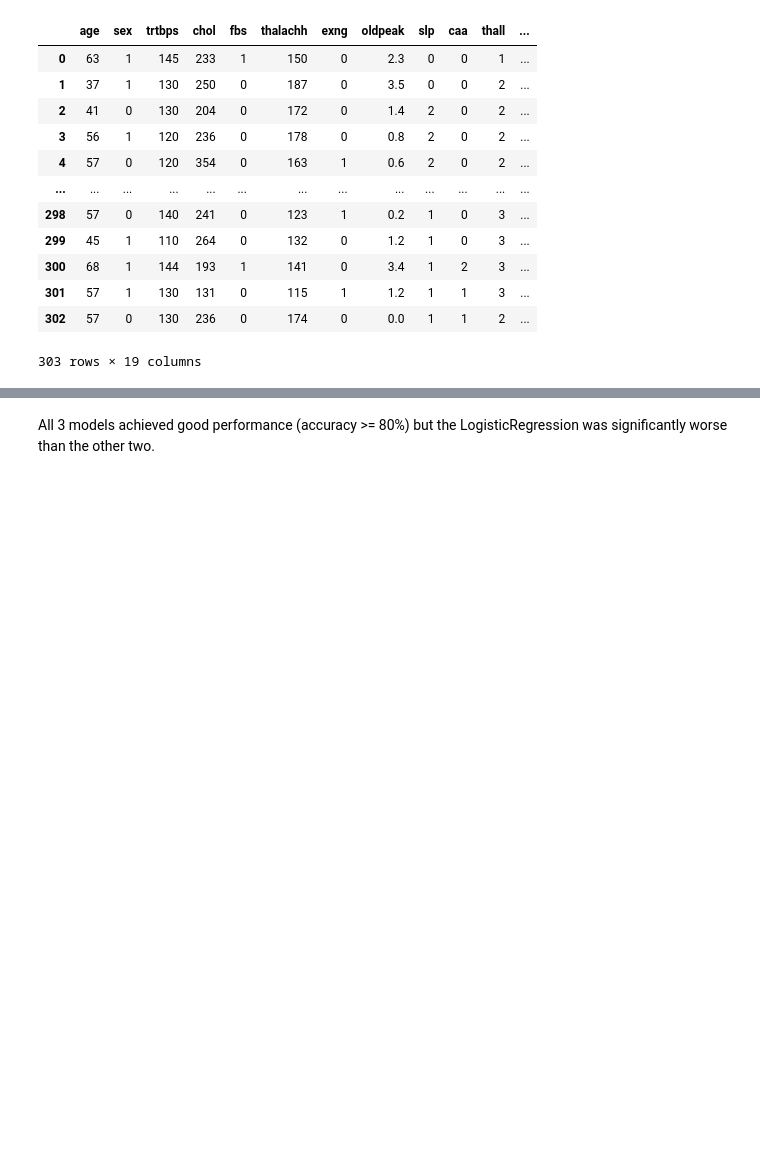
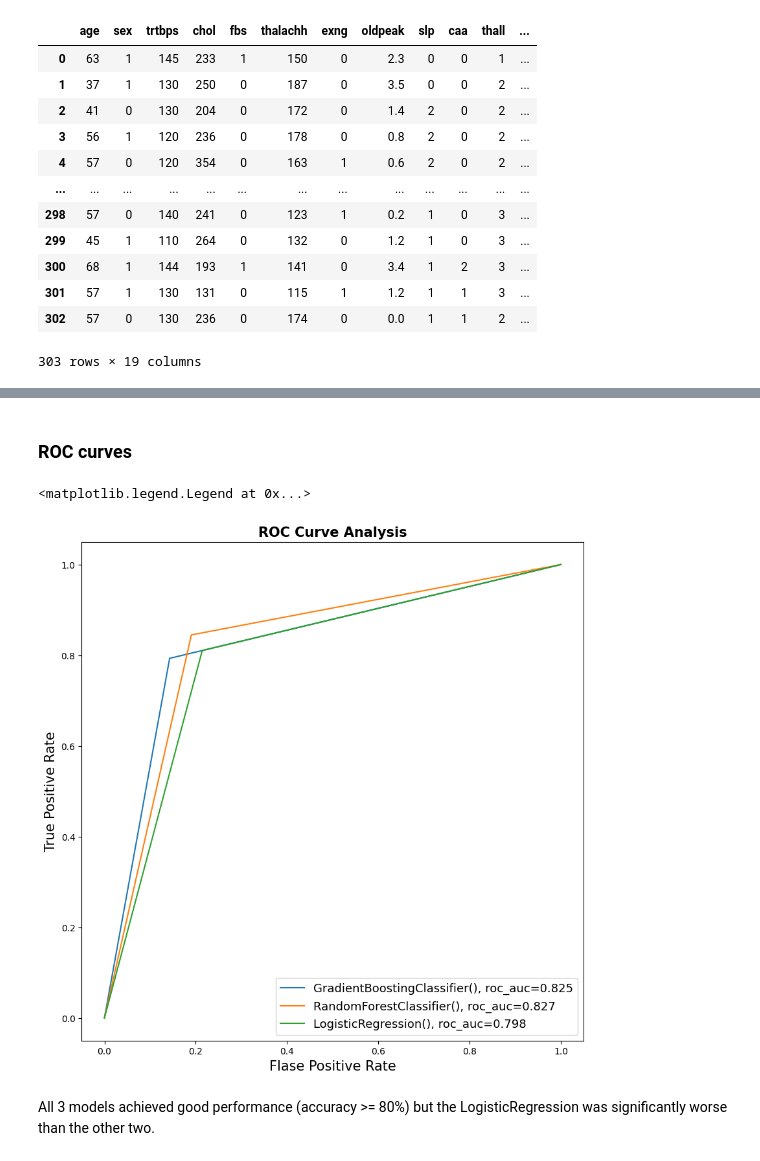
Before and after one commit to mim-uw/eXplainableMachineLearning-2023, a Jupyter notebook: Homeworks/HW1/PawelPawlik/main.ipynb, the cells around one changed output, grey strips where cells are left out. Drawn from its saved outputs; the diff is of its cells as text; code cells hidden in the pictures; blank space fills up the shorter version.

```diff
--- a/Homeworks/HW1/PawelPawlik/main.ipynb
+++ b/Homeworks/HW1/PawelPawlik/main.ipynb
@@ -102,3 +118,21 @@ for m in models:
           LogisticRegression(): accuracy_score=0.800 roc_auc_score=0.798
+# %% [markdown]
+### ROC curves
+# %%
+plt.figure(figsize=(10, 10))
+
+for m in models:
+    y_hat = m.predict(X_test)
+    fpr, tpr, thresholds = roc_curve(y_test, y_hat)
+    roc_auc = roc_auc_score(y_test, y_hat)
+    plt.plot(fpr, tpr, label=f"{m}, {roc_auc=:.3f}")
+
+plt.xlabel("Flase Positive Rate", fontsize=15)
+plt.ylabel("True Positive Rate", fontsize=15)
+plt.title("ROC Curve Analysis", fontweight="bold", fontsize=15)
+plt.legend(prop={"size": 13}, loc="lower right")
+# %% [output]
+<matplotlib.legend.Legend at 0x...>
+[figure, added]
 # %% [markdown]
 All 3 models achieved good performance (accuracy >= 80%) but the LogisticRegression was significantly worse than the other two.
```
Also changed, not shown: parts of 13 cells of this notebook.
